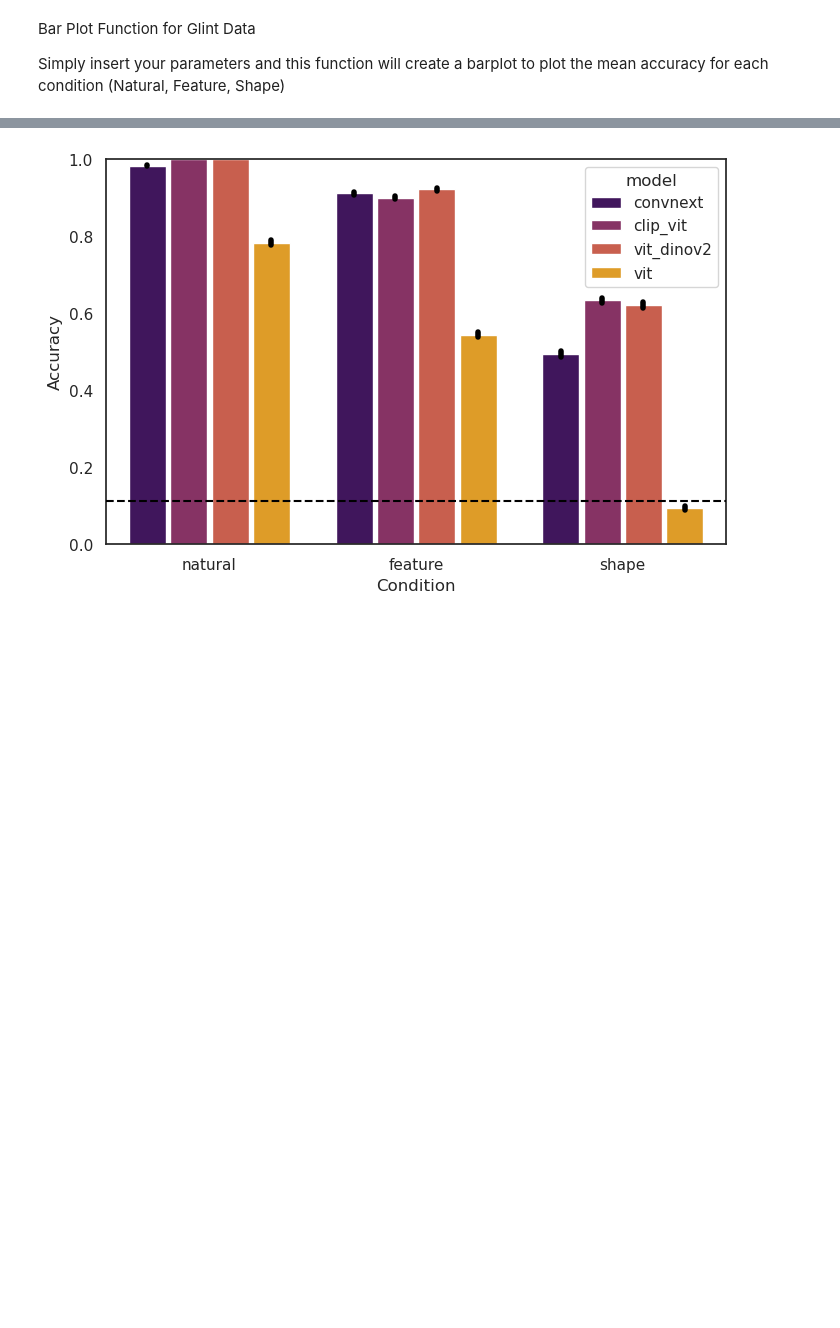
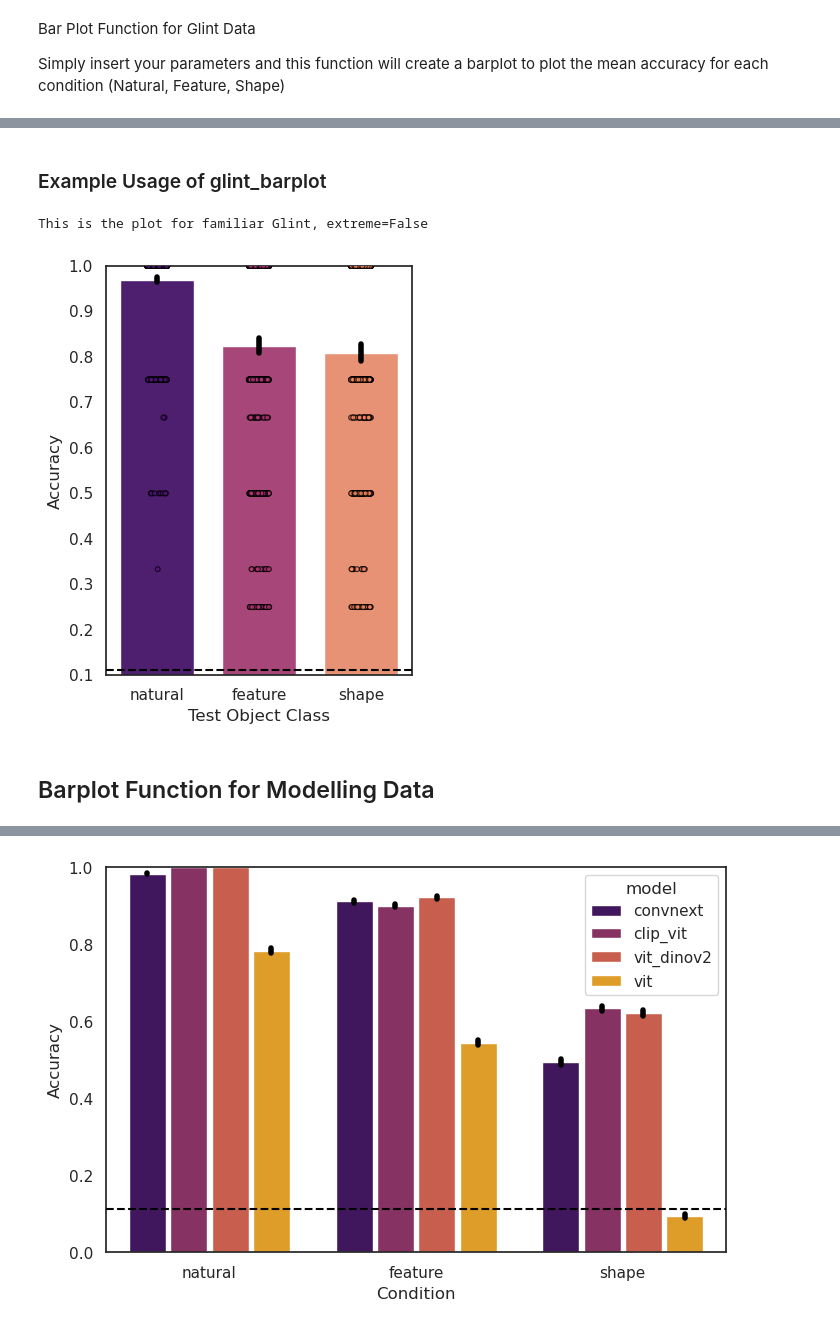
Before and after one commit to ars1399/glint_analysis, a Jupyter notebook: glint_figure_generator.ipynb, the cells around one changed output, grey strips where cells are left out. Cells and saved outputs as stored; diff of their text form; code cells hidden in the pictures; blank space fills up the shorter version.

Commit message:
Updated and Organised the figure_generator

```diff
--- a/glint_figure_generator.ipynb
+++ b/glint_figure_generator.ipynb
@@ -270,0 +97,50 @@ This is the plot for familiar Glint, extreme=False
+# %% [markdown]
+### Example Usage of glint_barplot
+# %%
+# Parameters
+from curses import version
+
+import pandas as pd
+
+
+experiment = 'familiar'  # 'familiar' or 'novel'
+
+extreme_version = False
+
+def chance_and_experiment_parameters(experiment, extreme_version):
+    if experiment == 'familiar' and extreme_version ==True: #Familiar Extreme Glint
+        chance_level = 1/6
+        extreme = 'extreme'
+
+    elif experiment == 'familiar' and extreme_version ==False: #Familiar Original Glint
+        chance_level = 1/9
+        extreme = 'original'
+
+    elif experiment == 'novel' and extreme_version == True: #Novel Extreme Glint
+        chance_level = 1/4
+        extreme = 'extreme'
+
+    elif experiment == 'novel' and extreme_version == False: #Novel Original Glint
+        chance_level = 1/4
+        extreme = 'original'
+
+    return chance_level, extreme
+
+
+chance_level, extreme = chance_and_experiment_parameters(experiment, extreme_version)
+
+file_path = f'/zpool/vladlab/data_drive/glint_data/summary_data_csv/{experiment}_glint_{extreme}_cleaned.csv'
+familiar_glint = pd.read_csv(file_path)
+
+# Now use the function
+fig, ax1 = glint_barplot(
+    data=familiar_glint,
+    extreme=False,
+    chance= chance_level
+)
+plt.show()
+# %% [output]
+This is the plot for familiar Glint, extreme=False
+[figure, added]
+# %% [markdown]
+## Barplot Function for Modelling Data
```
Also changed, not shown: parts of 27 cells of this notebook.
